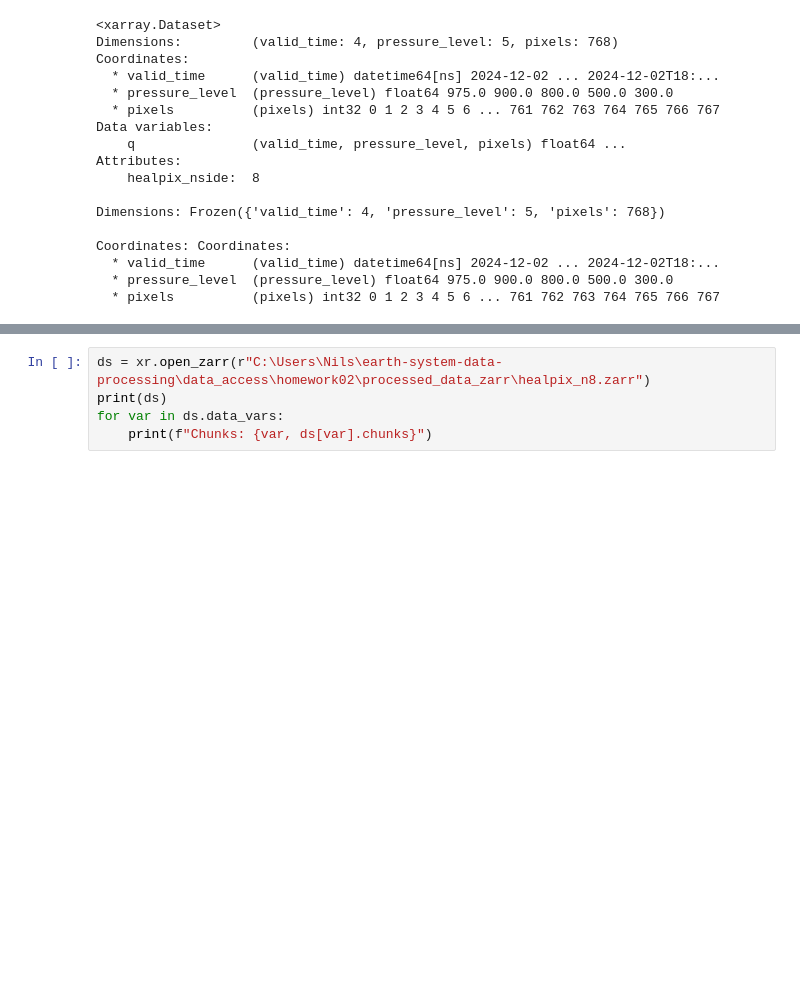
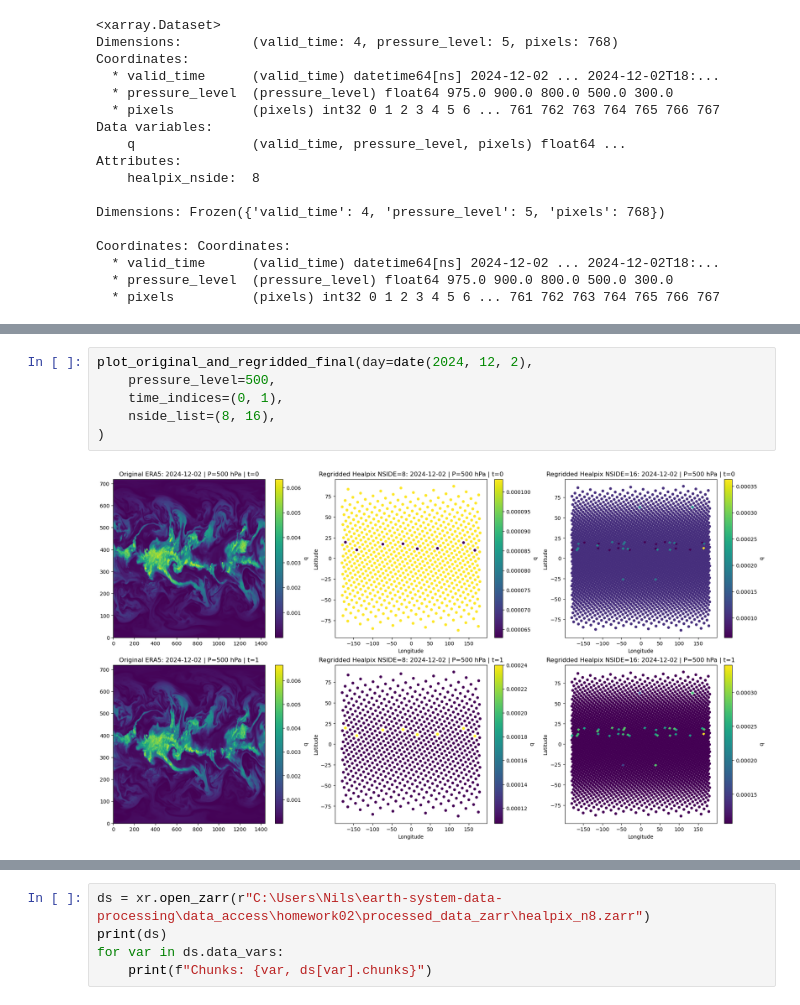
Before and after one commit to Hornston3/earth-system-data-processing, a Jupyter notebook: data_access/homework02/esdp1_homework2 .ipynb, the cells around one changed output, grey strips where cells are left out. Drawn from its saved outputs; the diff is of its cells as text; blank space fills up the shorter version.

Commit message:
Implement plotting function. Add a config dict to flexible adjust the plotting.

```diff
--- a/data_access/homework02/esdp1_homework2 .ipynb
+++ b/data_access/homework02/esdp1_homework2 .ipynb
@@ -634,0 +714,8 @@ Start workflow for individual day: 2024-12-02
+# %%
+plot_original_and_regridded_final(day=date(2024, 12, 2),
+    pressure_level=500,
+    time_indices=(0, 1),
+    nside_list=(8, 16),
+)
+# %% [output]
+[figure, added]
```
Also changed, not shown: parts of 9 cells of this notebook.
